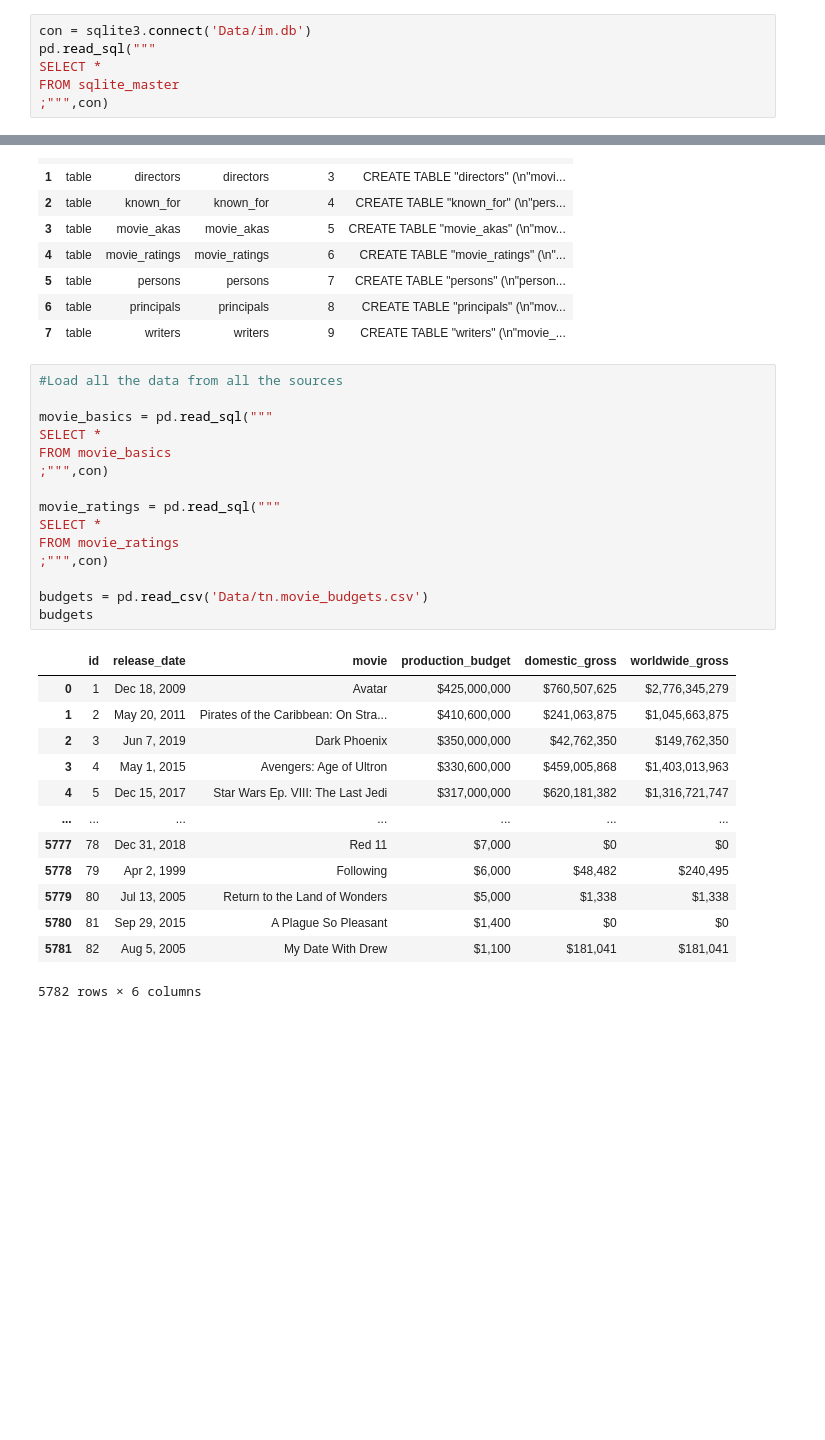
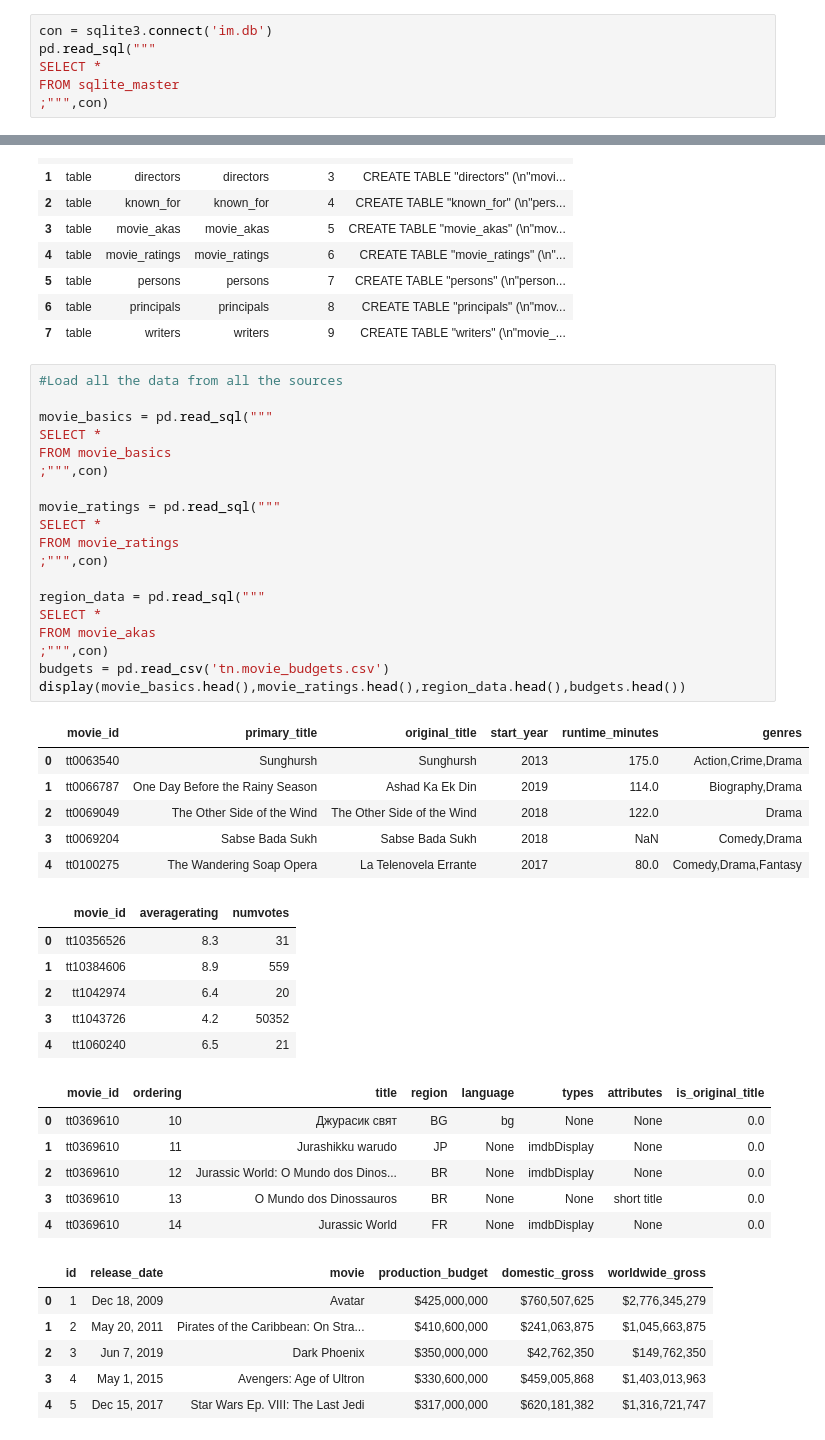
Before and after one commit to user-zak/phase-1-project, a Jupyter notebook: index.ipynb, the cells around one changed output, grey strips where cells are left out. Saved outputs shown, nothing was run; the diff lists cells and outputs as text; blank space fills up the shorter version.

```diff
--- a/index.ipynb
+++ b/index.ipynb
@@ -28,5 +31,5 @@ import sqlite3
 # %%
-con = sqlite3.connect('Data/im.db')
+con = sqlite3.connect('im.db')
 pd.read_sql("""
 SELECT *
 FROM sqlite_master
@@ -44,29 +47,44 @@ FROM sqlite_master
 # %%
 #Load all the data from all the sources
 
 movie_basics = pd.read_sql("""
 SELECT *
 FROM movie_basics
 ;""",con)
 
 movie_ratings = pd.read_sql("""
 SELECT *
 FROM movie_ratings
 ;""",con)
 
-budgets = pd.read_csv('Data/tn.movie_budgets.csv')
-budgets
+region_data = pd.read_sql("""
+SELECT *
+FROM movie_akas
+;""",con)
+budgets = pd.read_csv('tn.movie_budgets.csv')
+display(movie_basics.head(),movie_ratings.head(),region_data.head(),budgets.head())
 # %% [output]
-|  | id | release_date | movie | production_budget | domestic_gross | worldwide_gross |
-| 0 | 1 | Dec 18, 2009 | Avatar | $425,000,000 | $760,507,625 | $2,776,345,279 |
-| 1 | 2 | May 20, 2011 | Pirates of the Caribbean: On Stra... | $410,600,000 | $241,063,875 | $1,045,663,875 |
-| 2 | 3 | Jun 7, 2019 | Dark Phoenix | $350,000,000 | $42,762,350 | $149,762,350 |
-| 3 | 4 | May 1, 2015 | Avengers: Age of Ultron | $330,600,000 | $459,005,868 | $1,403,013,963 |
-| 4 | 5 | Dec 15, 2017 | Star Wars Ep. VIII: The Last Jedi | $317,000,000 | $620,181,382 | $1,316,721,747 |
-| ... | ... | ... | ... | ... | ... | ... |
-| 5777 | 78 | Dec 31, 2018 | Red 11 | $7,000 | $0 | $0 |
-| 5778 | 79 | Apr 2, 1999 | Following | $6,000 | $48,482 | $240,495 |
-| 5779 | 80 | Jul 13, 2005 | Return to the Land of Wonders | $5,000 | $1,338 | $1,338 |
-| 5780 | 81 | Sep 29, 2015 | A Plague So Pleasant | $1,400 | $0 | $0 |
-| 5781 | 82 | Aug 5, 2005 | My Date With Drew | $1,100 | $181,041 | $181,041 |
+|  | movie_id | primary_title | original_title | start_year | runtime_minutes | genres |
+| 0 | tt0063540 | Sunghursh | Sunghursh | 2013 | 175.0 | Action,Crime,Drama |
+| 1 | tt0066787 | One Day Before the Rainy Season | Ashad Ka Ek Din | 2019 | 114.0 | Biography,Drama |
+| 2 | tt0069049 | The Other Side of the Wind | The Other Side of the Wind | 2018 | 122.0 | Drama |
+| 3 | tt0069204 | Sabse Bada Sukh | Sabse Bada Sukh | 2018 | NaN | Comedy,Drama |
+| 4 | tt0100275 | The Wandering Soap Opera | La Telenovela Errante | 2017 | 80.0 | Comedy,Drama,Fantasy |
-5782 rows × 6 columns
+|  | movie_id | averagerating | numvotes |
+| 0 | tt10356526 | 8.3 | 31 |
+| 1 | tt10384606 | 8.9 | 559 |
+| 2 | tt1042974 | 6.4 | 20 |
+| 3 | tt1043726 | 4.2 | 50352 |
+| 4 | tt1060240 | 6.5 | 21 |
+|  | movie_id | ordering | title | region | language | types | attributes | is_original_title |
+| 0 | tt0369610 | 10 | Джурасик свят | BG | bg | None | None | 0.0 |
+| 1 | tt0369610 | 11 | Jurashikku warudo | JP | None | imdbDisplay | None | 0.0 |
+| 2 | tt0369610 | 12 | Jurassic World: O Mundo dos Dinos... | BR | None | imdbDisplay | None | 0.0 |
+| 3 | tt0369610 | 13 | O Mundo dos Dinossauros | BR | None | None | short title | 0.0 |
+| 4 | tt0369610 | 14 | Jurassic World | FR | None | imdbDisplay | None | 0.0 |
+|  | id | release_date | movie | production_budget | domestic_gross | worldwide_gross |
+| 0 | 1 | Dec 18, 2009 | Avatar | $425,000,000 | $760,507,625 | $2,776,345,279 |
+| 1 | 2 | May 20, 2011 | Pirates of the Caribbean: On Stra... | $410,600,000 | $241,063,875 | $1,045,663,875 |
+| 2 | 3 | Jun 7, 2019 | Dark Phoenix | $350,000,000 | $42,762,350 | $149,762,350 |
+| 3 | 4 | May 1, 2015 | Avengers: Age of Ultron | $330,600,000 | $459,005,868 | $1,403,013,963 |
+| 4 | 5 | Dec 15, 2017 | Star Wars Ep. VIII: The Last Jedi | $317,000,000 | $620,181,382 | $1,316,721,747 |
```
Also changed, not shown: parts of 68 cells of this notebook, 1 other file.
